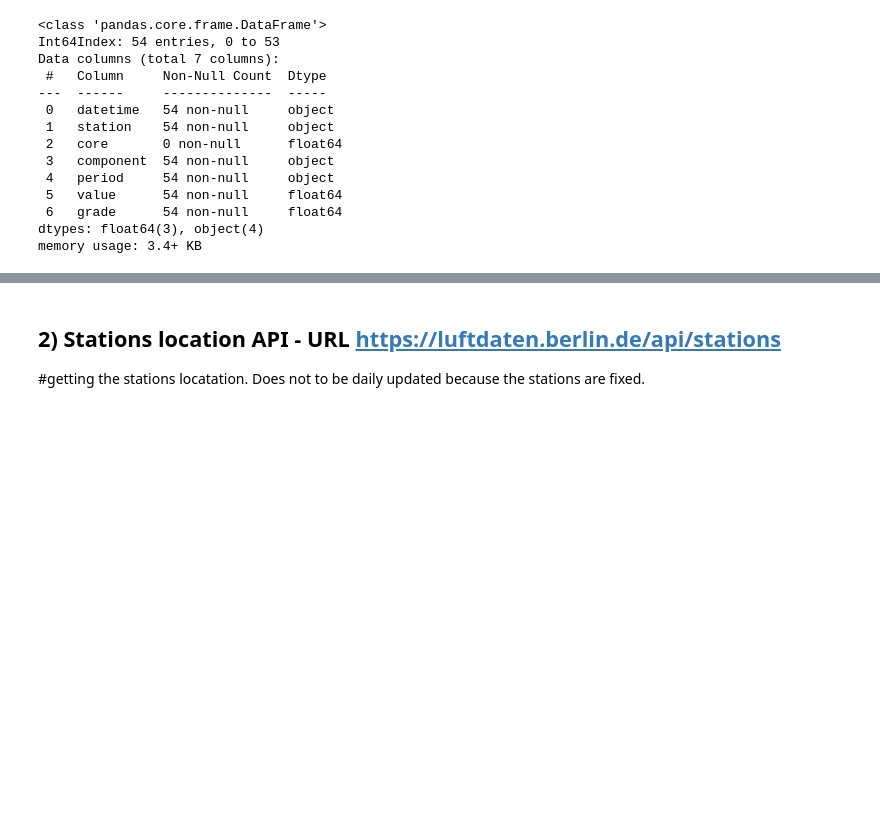
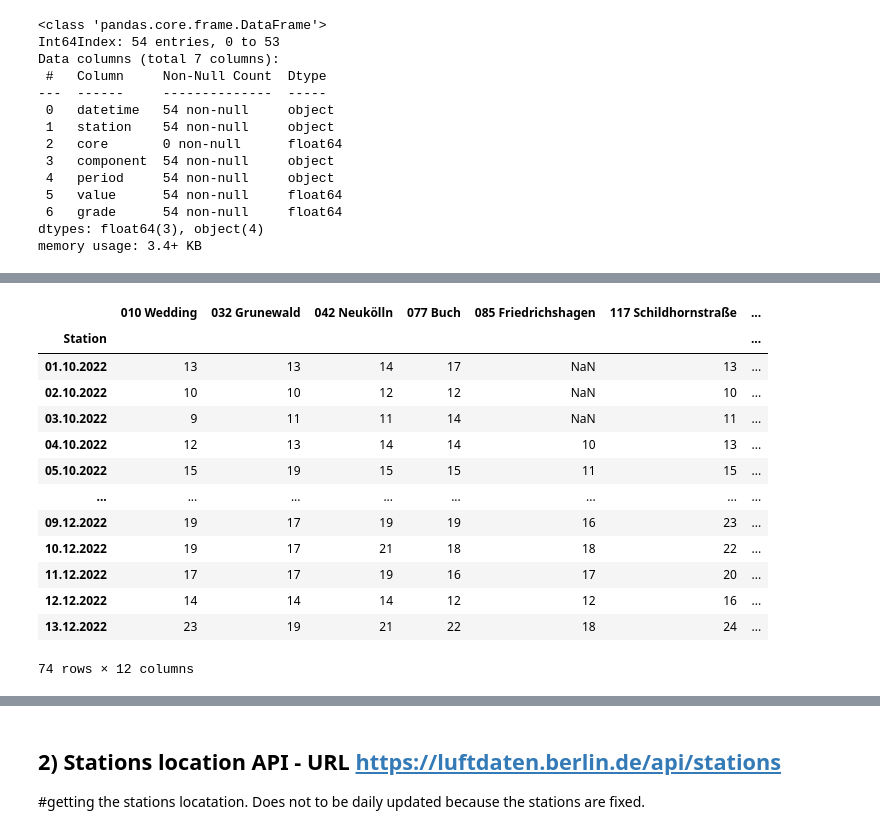
Before and after one commit to nirglik/Air-Pollution, a Jupyter notebook: Data/Final_project_air_12_dec.ipynb, the cells around one changed output, grey strips where cells are left out. Saved outputs shown, nothing was run; the diff lists cells and outputs as text; code cells hidden in the pictures; blank space fills up the shorter version.

```diff
--- a/Data/Final_project_air_12_dec.ipynb
+++ b/Data/Final_project_air_12_dec.ipynb
@@ -257,3 +257,7 @@ df_pm10_day = df_pm10_day.to_csv("data/df_pm10_day.csv")
 df_no2_day = df_no2_day.to_csv("data/df_no2_day.csv")
 df_o3_day = df_o3_day.to_csv("data/df_o3_day.csv")
 df_co_day = df_co_day.to_csv("data/df_co_day.csv")
+# %%
+#test
+df_test = pd.read_csv("data/ber_pm10_20221001-20221214.csv",";")
+df_test
@@ -259,0 +278,6 @@ df_co_day = df_co_day.to_csv("data/df_co_day.csv")
+# %%
+# pandas DaraFrame drop() Syntax
+#df_test=df_test.drop(labels=None, axis=0, index=0:2, columns=None, level=None, inplace=False, errors='raise')
+
+df_test1=df_test.drop(df_test.index[[0,1,2]])
+df_test1
@@ -259,0 +350,18 @@ df_co_day = df_co_day.to_csv("data/df_co_day.csv")
+# %%
+x=df_test1.set_index('Station')
+x
+# %% [output]
+|  | 010 Wedding | 032 Grunewald | 042 Neukölln | 077 Buch | 085 Friedrichshagen | 117 Schildhornstraße | ... |
+| Station |  |  |  |  |  |  | ... |
+| 01.10.2022 | 13 | 13 | 14 | 17 | NaN | 13 | ... |
+| 02.10.2022 | 10 | 10 | 12 | 12 | NaN | 10 | ... |
+| 03.10.2022 | 9 | 11 | 11 | 14 | NaN | 11 | ... |
+| 04.10.2022 | 12 | 13 | 14 | 14 | 10 | 13 | ... |
+| 05.10.2022 | 15 | 19 | 15 | 15 | 11 | 15 | ... |
+| ... | ... | ... | ... | ... | ... | ... | ... |
+| 09.12.2022 | 19 | 17 | 19 | 19 | 16 | 23 | ... |
+| 10.12.2022 | 19 | 17 | 21 | 18 | 18 | 22 | ... |
+| 11.12.2022 | 17 | 17 | 19 | 16 | 17 | 20 | ... |
+| 12.12.2022 | 14 | 14 | 14 | 12 | 12 | 16 | ... |
+| 13.12.2022 | 23 | 19 | 21 | 22 | 18 | 24 | ... |
+74 rows × 12 columns
```
Also changed, not shown: parts of 20 cells of this notebook, 25 other files.
